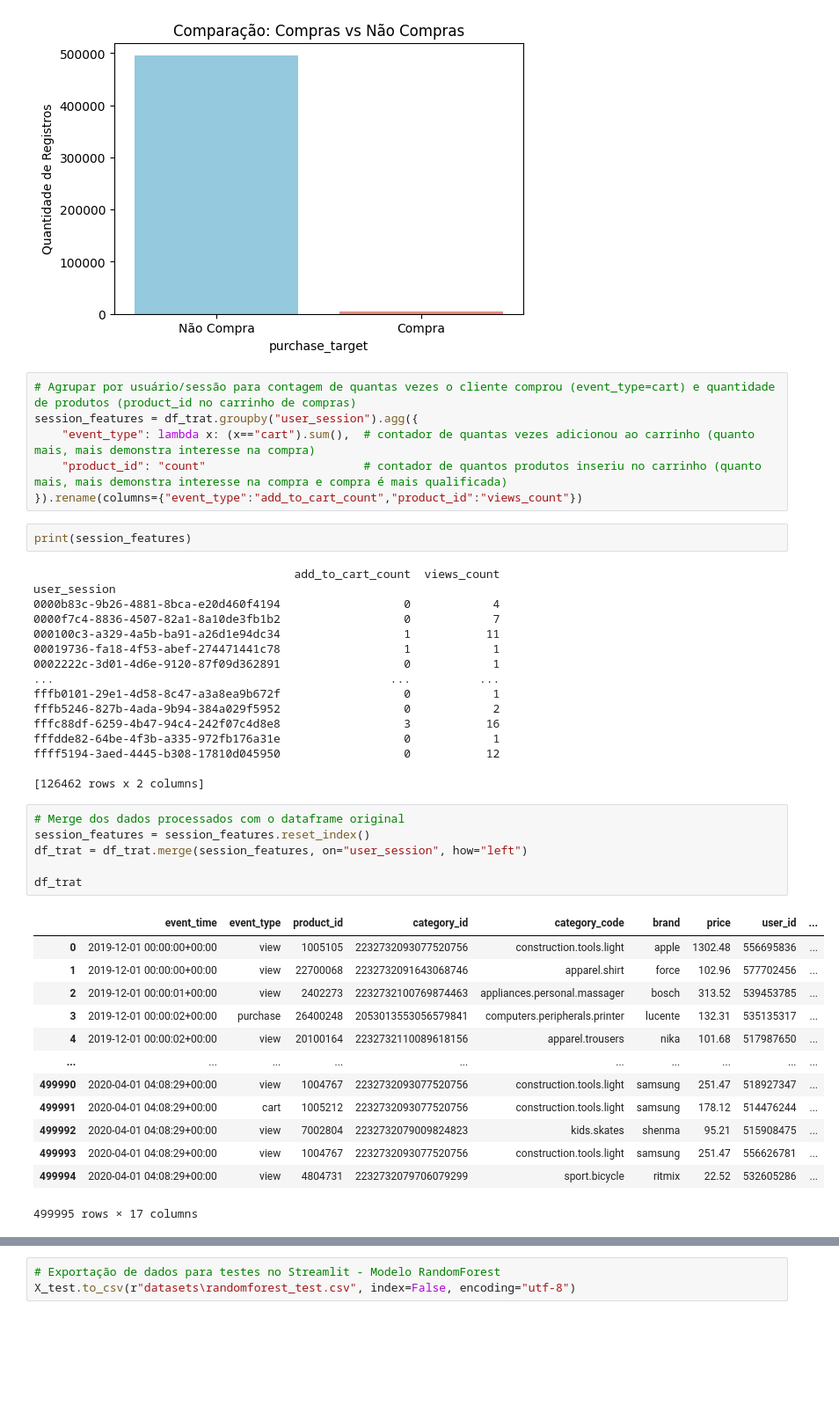
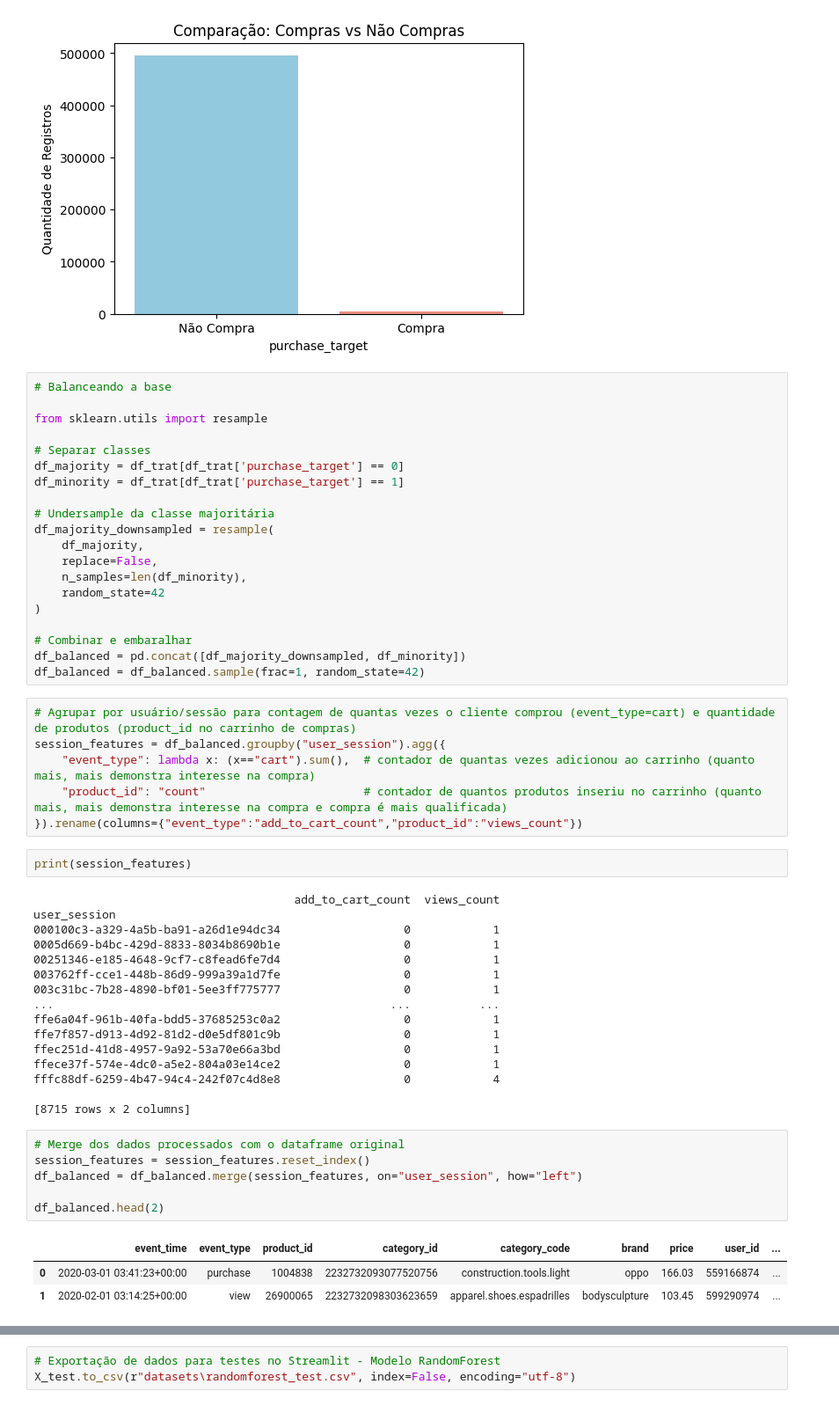
Before and after one commit to Grupo-61/techchallenge03, a Jupyter notebook: Tech Challenge 3.ipynb, the cells around one changed output, grey strips where cells are left out. Shown at 88% size. Drawn from its saved outputs; the diff is of its cells as text; blank space fills up the shorter version.

```diff
--- a/Tech Challenge 3.ipynb
+++ b/Tech Challenge 3.ipynb
@@ -1410,9 +1410,29 @@ Passing `palette` without assigning `hue` is deprecated and will be removed in v
 
   sns.countplot(data=df_trat, x='purchase_target', palette=['skyblue', 'salmon'])
 [figure]
+# %%
+# Balanceando a base
+
+from sklearn.utils import resample
+
+# Separar classes
+df_majority = df_trat[df_trat['purchase_target'] == 0]
+df_minority = df_trat[df_trat['purchase_target'] == 1]
+
+# Undersample da classe majoritária
+df_majority_downsampled = resample(
+    df_majority,
+    replace=False,
+    n_samples=len(df_minority),
+    random_state=42
+)
+
+# Combinar e embaralhar
+df_balanced = pd.concat([df_majority_downsampled, df_minority])
+df_balanced = df_balanced.sample(frac=1, random_state=42)
 # %%
 # Agrupar por usuário/sessão para contagem de quantas vezes o cliente comprou (event_type=cart) e quantidade de produtos (product_id no carrinho de compras)
-session_features = df_trat.groupby("user_session").agg({
+session_features = df_balanced.groupby("user_session").agg({
     "event_type": lambda x: (x=="cart").sum(),  # contador de quantas vezes adicionou ao carrinho (quanto mais, mais demonstra interesse na compra)
     "product_id": "count"                       # contador de quantos produtos inseriu no carrinho (quanto mais, mais demonstra interesse na compra e compra é mais qualificada)
 }).rename(columns={"event_type":"add_to_cart_count","product_id":"views_count"})
@@ -1421,37 +1441,27 @@ print(session_features)
 # %% [output]
                                       add_to_cart_count  views_count
 user_session
-0000b83c-9b26-4881-8bca-e20d460f4194                  0            4
-0000f7c4-8836-4507-82a1-8a10de3fb1b2                  0            7
-000100c3-a329-4a5b-ba91-a26d1e94dc34                  1           11
-00019736-fa18-4f53-abef-274471441c78                  1            1
-0002222c-3d01-4d6e-9120-87f09d362891                  0            1
+000100c3-a329-4a5b-ba91-a26d1e94dc34                  0            1
+0005d669-b4bc-429d-8833-8034b8690b1e                  0            1
+00251346-e185-4648-9cf7-c8fead6fe7d4                  0            1
+003762ff-cce1-448b-86d9-999a39a1d7fe                  0            1
+003c31bc-7b28-4890-bf01-5ee3ff775777                  0            1
 ...                                                 ...          ...
-fffb0101-29e1-4d58-8c47-a3a8ea9b672f                  0            1
-fffb5246-827b-4ada-9b94-384a029f5952                  0            2
-fffc88df-6259-4b47-94c4-242f07c4d8e8                  3           16
-fffdde82-64be-4f3b-a335-972fb176a31e                  0            1
-ffff5194-3aed-4445-b308-17810d045950                  0           12
+ffe6a04f-961b-40fa-bdd5-37685253c0a2                  0            1
+ffe7f857-d913-4d92-81d2-d0e5df801c9b                  0            1
+ffec251d-41d8-4957-9a92-53a70e66a3bd                  0            1
+ffece37f-574e-4dc0-a5e2-804a03e14ce2                  0            1
+fffc88df-6259-4b47-94c4-242f07c4d8e8                  0            4
 
-[126462 rows x 2 columns]
+[8715 rows x 2 columns]
 # %%
 # Merge dos dados processados com o dataframe original
 session_features = session_features.reset_index()
-df_trat = df_trat.merge(session_features, on="user_session", how="left")
+df_balanced = df_balanced.merge(session_features, on="user_session", how="left")
 
-df_trat
+df_balanced.head(2)
 # %% [output]
 |  | event_time | event_type | product_id | category_id | category_code | brand | price | user_id | ... |
-| 0 | 2019-12-01 00:00:00+00:00 | view | 1005105 | 2232732093077520756 | construction.tools.light | apple | 1302.48 | 556695836 | ... |
-| 1 | 2019-12-01 00:00:00+00:00 | view | 22700068 | 2232732091643068746 | apparel.shirt | force | 102.96 | 577702456 | ... |
-| 2 | 2019-12-01 00:00:01+00:00 | view | 2402273 | 2232732100769874463 | appliances.personal.massager | bosch | 313.52 | 539453785 | ... |
-| 3 | 2019-12-01 00:00:02+00:00 | purchase | 26400248 | 2053013553056579841 | computers.peripherals.printer | lucente | 132.31 | 535135317 | ... |
-| 4 | 2019-12-01 00:00:02+00:00 | view | 20100164 | 2232732110089618156 | apparel.trousers | nika | 101.68 | 517987650 | ... |
-| ... | ... | ... | ... | ... | ... | ... | ... | ... | ... |
-| 499990 | 2020-04-01 04:08:29+00:00 | view | 1004767 | 2232732093077520756 | construction.tools.light | samsung | 251.47 | 518927347 | ... |
-| 499991 | 2020-04-01 04:08:29+00:00 | cart | 1005212 | 2232732093077520756 | construction.tools.light | samsung | 178.12 | 514476244 | ... |
-| 499992 | 2020-04-01 04:08:29+00:00 | view | 7002804 | 2232732079009824823 | kids.skates | shenma | 95.21 | 515908475 | ... |
-| 499993 | 2020-04-01 04:08:29+00:00 | view | 1004767 | 2232732093077520756 | construction.tools.light | samsung | 251.47 | 556626781 | ... |
-| 499994 | 2020-04-01 04:08:29+00:00 | view | 4804731 | 2232732079706079299 | sport.bicycle | ritmix | 22.52 | 532605286 | ... |
+| 0 | 2020-03-01 03:41:23+00:00 | purchase | 1004838 | 2232732093077520756 | construction.tools.light | oppo | 166.03 | 559166874 | ... |
+| 1 | 2020-02-01 03:14:25+00:00 | view | 26900065 | 2232732098303623659 | apparel.shoes.espadrilles | bodysculpture | 103.45 | 599290974 | ... |
-499995 rows × 17 columns
 # %%
```
Also changed, not shown: parts of 16 cells of this notebook, 5 other files.
